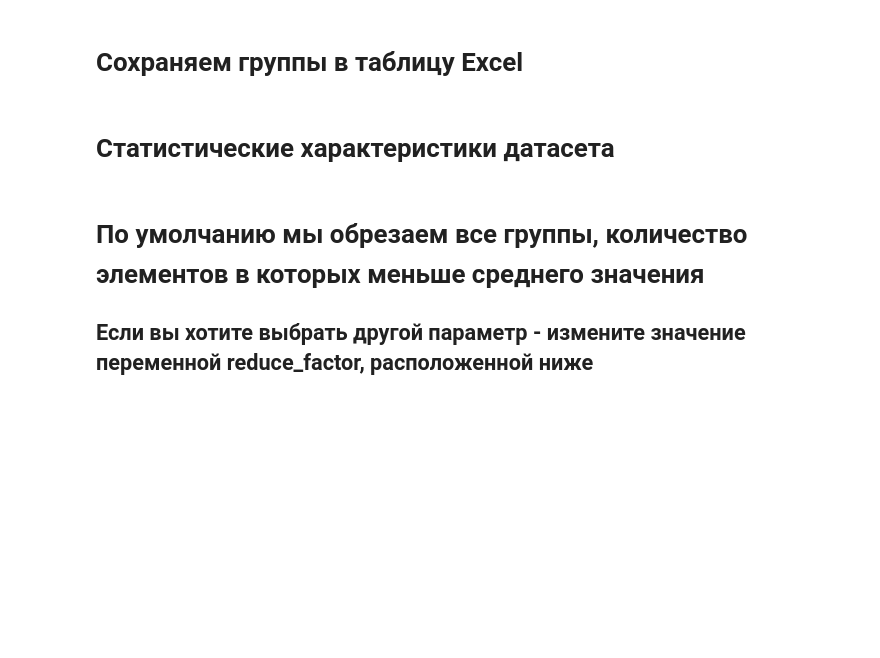
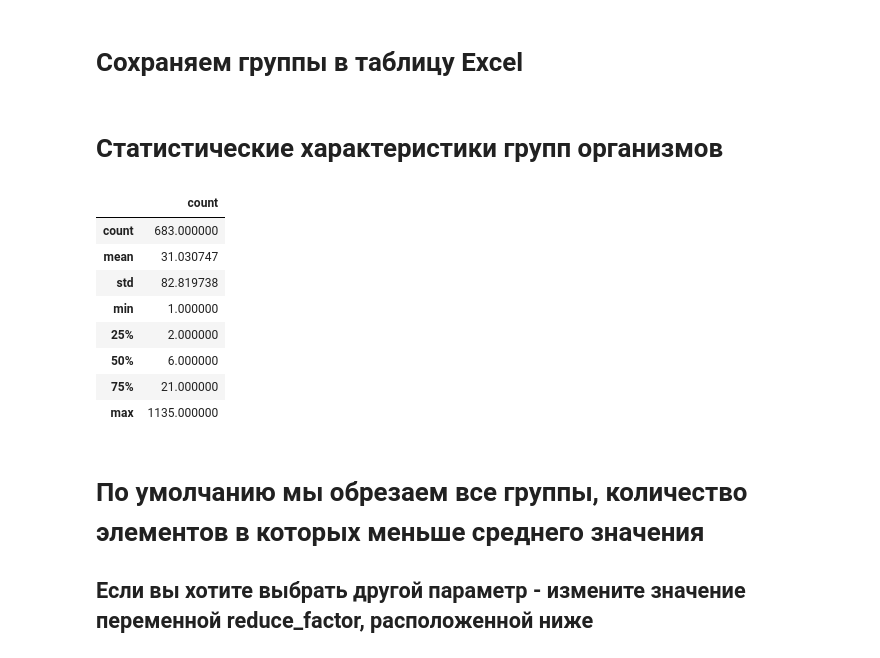
Before and after one commit to confect1on/biology_data_preprocessing, a Jupyter notebook: data_preprocessing.ipynb, the cells around one changed output. Drawn from its saved outputs; the diff is of its cells as text; code cells hidden in the pictures; blank space fills up the shorter version.

Commit message:
add stats information about groups

```diff
--- a/data_preprocessing.ipynb
+++ b/data_preprocessing.ipynb
@@ -45,6 +45,6 @@ df.head(5)
 # %%
-groups_length = df.groupby(['Phylum', 'Class', 'Order', 'Family'])['ID'].count().to_frame(name = 'count').reset_index()
-groups_length
+groups = df.groupby(['Phylum', 'Class', 'Order', 'Family'])['ID'].count().to_frame(name = 'count').reset_index()
+groups
 # %% [output]
 |  | Phylum | Class | Order | Family | count |
 | 0 | Abditibacteriota | Abditibacteria | Abditibacteriales | Abditibacteriaceae | 1 |
@@ -69,7 +69,18 @@ with pd.ExcelWriter(xlsx_path) as writer:
 # %% [markdown]
-# Статистические характеристики датасета
+# Статистические характеристики групп организмов
 # %%
-groups_describe = groups_length.describe()
+groups_describe = groups.describe()
+groups_describe
+# %% [output]
+|  | count |
+| count | 683.000000 |
+| mean | 31.030747 |
+| std | 82.819738 |
+| min | 1.000000 |
+| 25% | 2.000000 |
+| 50% | 6.000000 |
+| 75% | 21.000000 |
+| max | 1135.000000 |
 # %% [markdown]
 # По умолчанию мы обрезаем все группы, количество элементов в которых меньше среднего значения
 ## Если вы хотите выбрать другой параметр - измените значение переменной reduce_factor, расположенной ниже
```
Also changed, not shown: parts of 6 cells of this notebook.
